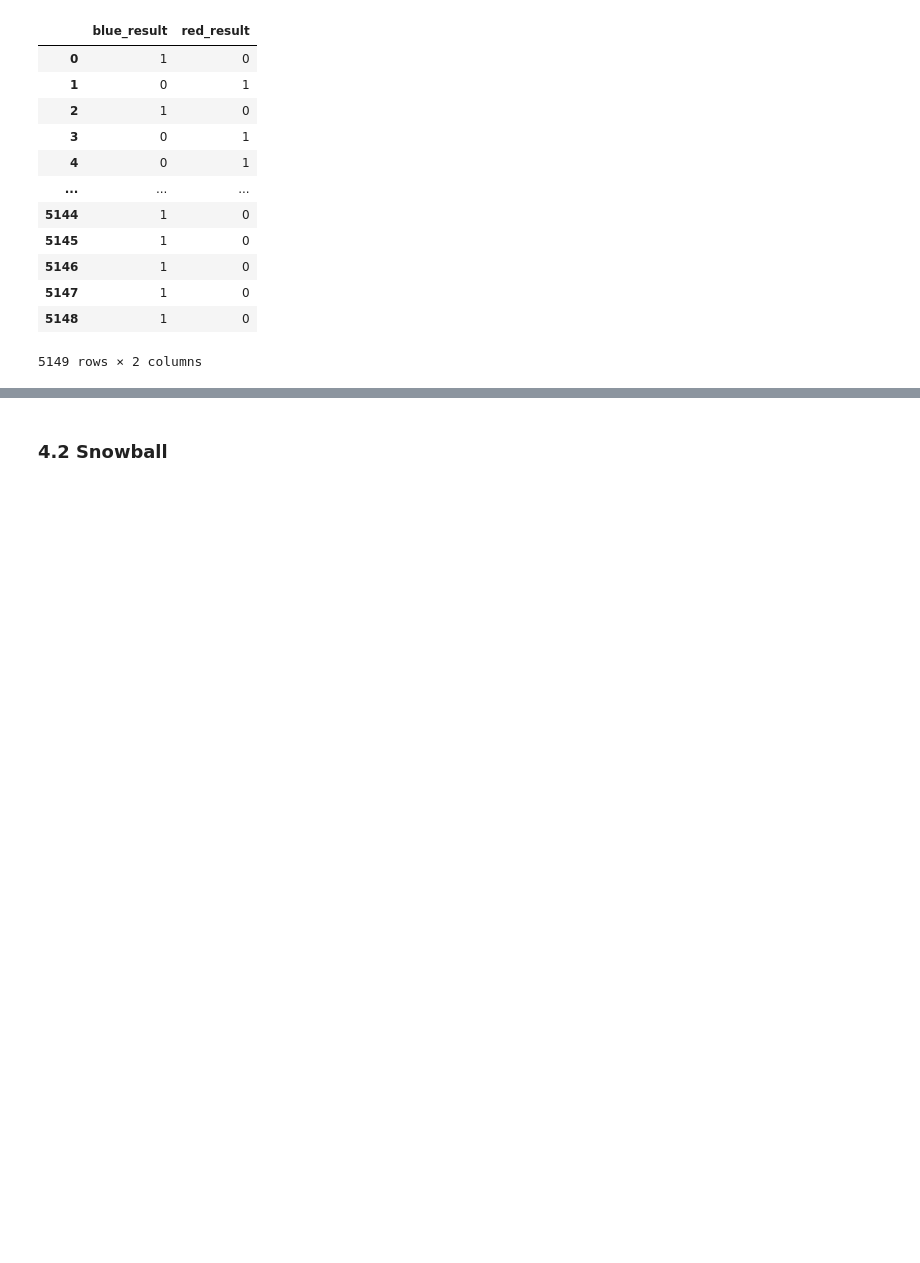
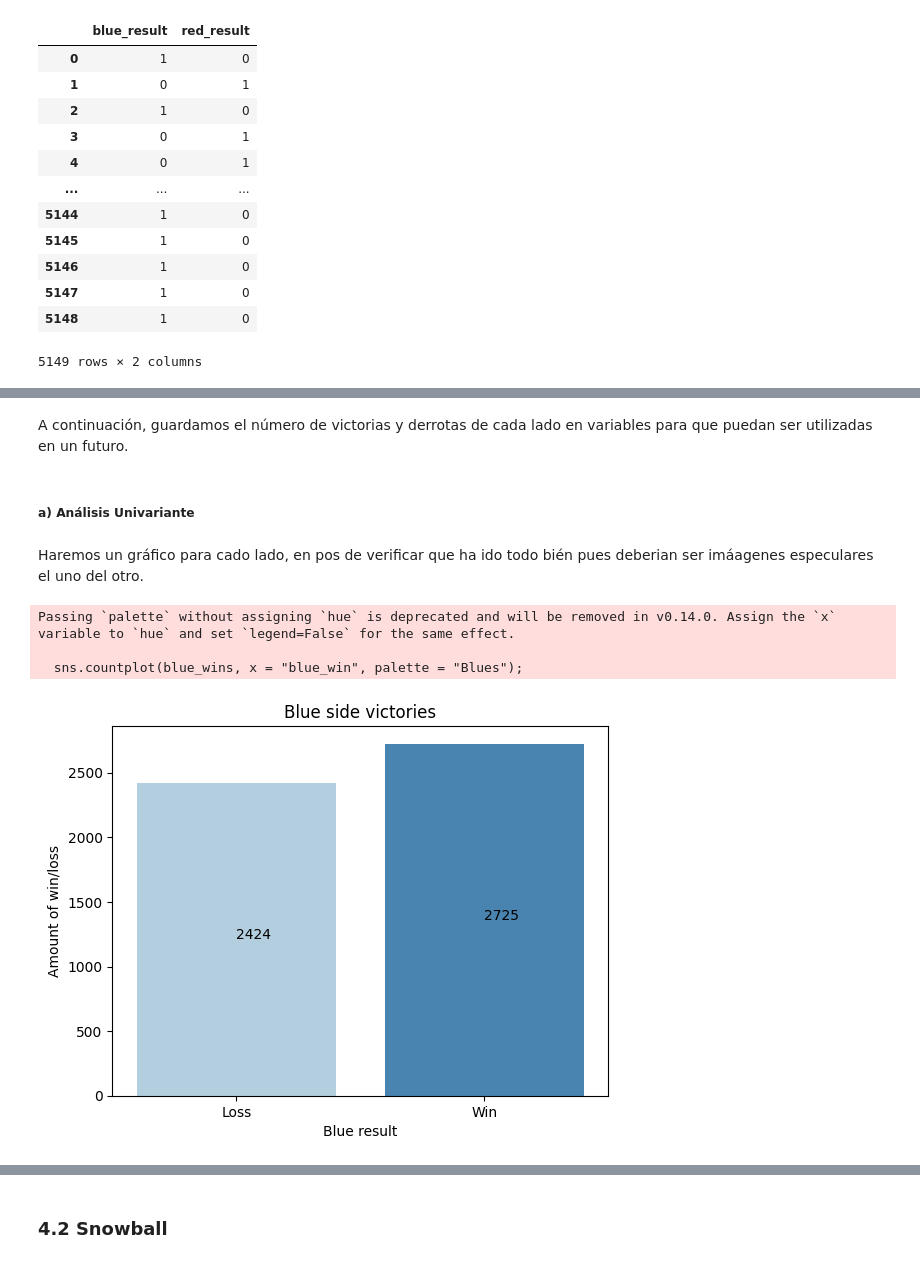
Before and after one commit to CamiloAPB/EDA_DS, a Jupyter notebook: Src/Notebooks/Exploracion_inicial.ipynb, the cells around one changed output, grey strips where cells are left out. Drawn from its saved outputs; the diff is of its cells as text; code cells hidden in the pictures; blank space fills up the shorter version.

```diff
--- a/Src/Notebooks/Exploracion_inicial.ipynb
+++ b/Src/Notebooks/Exploracion_inicial.ipynb
@@ -589,0 +585,26 @@ sns.countplot(blue_wins, x = "blue_win")
+# %% [markdown]
+A continuación, guardamos el número de victorias y derrotas de cada lado en variables para que puedan ser utilizadas en un futuro.
+# %%
+a = blue_wins["blue_win"][blue_wins["blue_win"] == 1].count()
+# %%
+b = blue_wins["red_win"][blue_wins["red_win"] == 1].count()
+# %% [markdown]
+##### a\) Análisis Univariante
+# %% [markdown]
+Haremos un gráfico para cado lado, en pos de verificar que ha ido todo bién pues deberian ser imáagenes especulares el uno del otro.
+# %%
+plt.title("Blue side victories")
+
+plt.xlabel("Blue result")
+plt.xticks([0,1], ["Loss", "Win"])
+
+plt.ylabel("Amount of win/loss")
+plt.annotate(xy=(0,b), text=b, xytext=(0,b/2))
+plt.annotate(xy=(1,a), text=a, xytext=(1,a/2))
+
+sns.countplot(blue_wins, x = "blue_win", palette = "Blues");
+# %% [output]
+Passing `palette` without assigning `hue` is deprecated and will be removed in v0.14.0. Assign the `x` variable to `hue` and set `legend=False` for the same effect.
+
+  sns.countplot(blue_wins, x = "blue_win", palette = "Blues");
+[figure, added]
```
Also changed, not shown: parts of 88 cells of this notebook, 4 other files.
